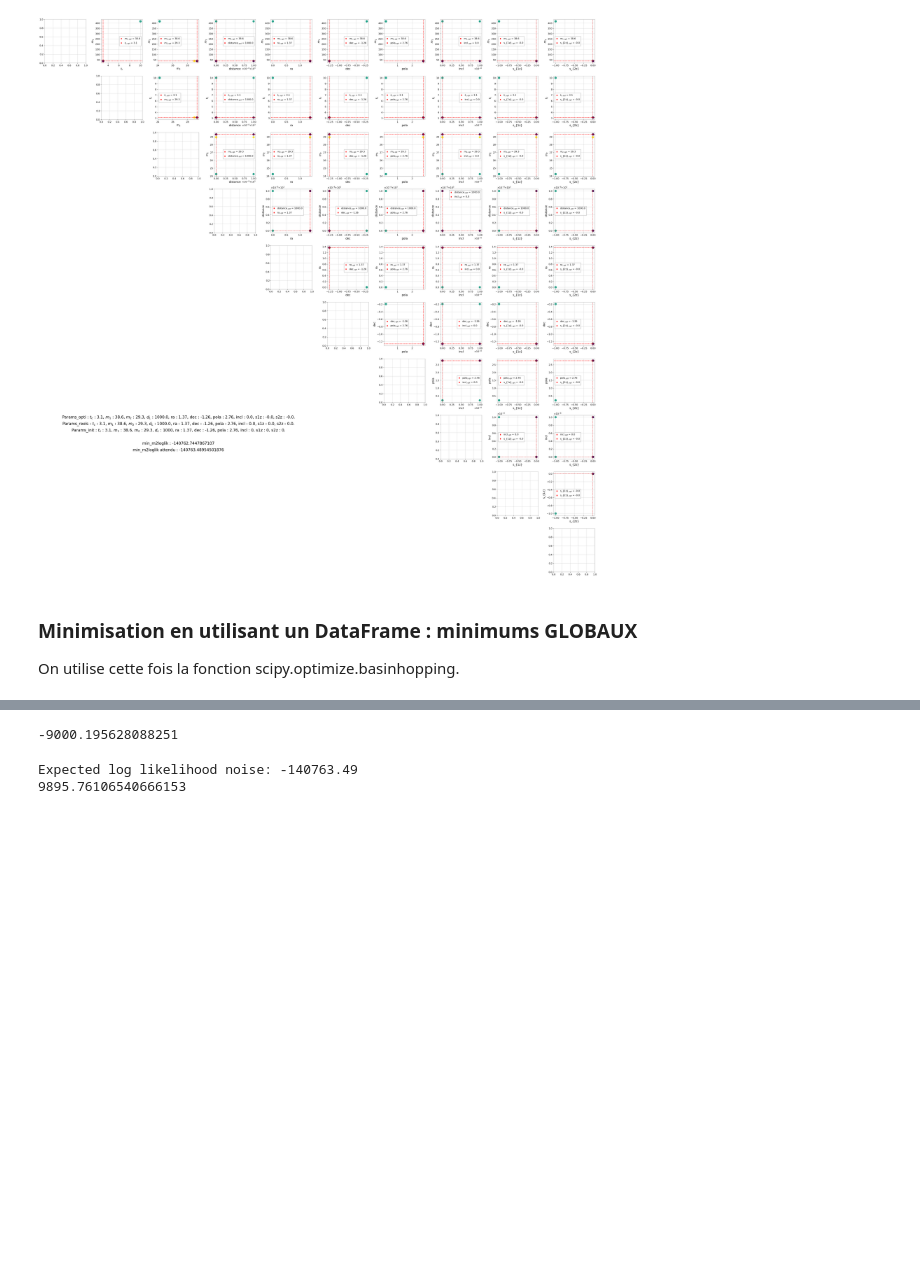
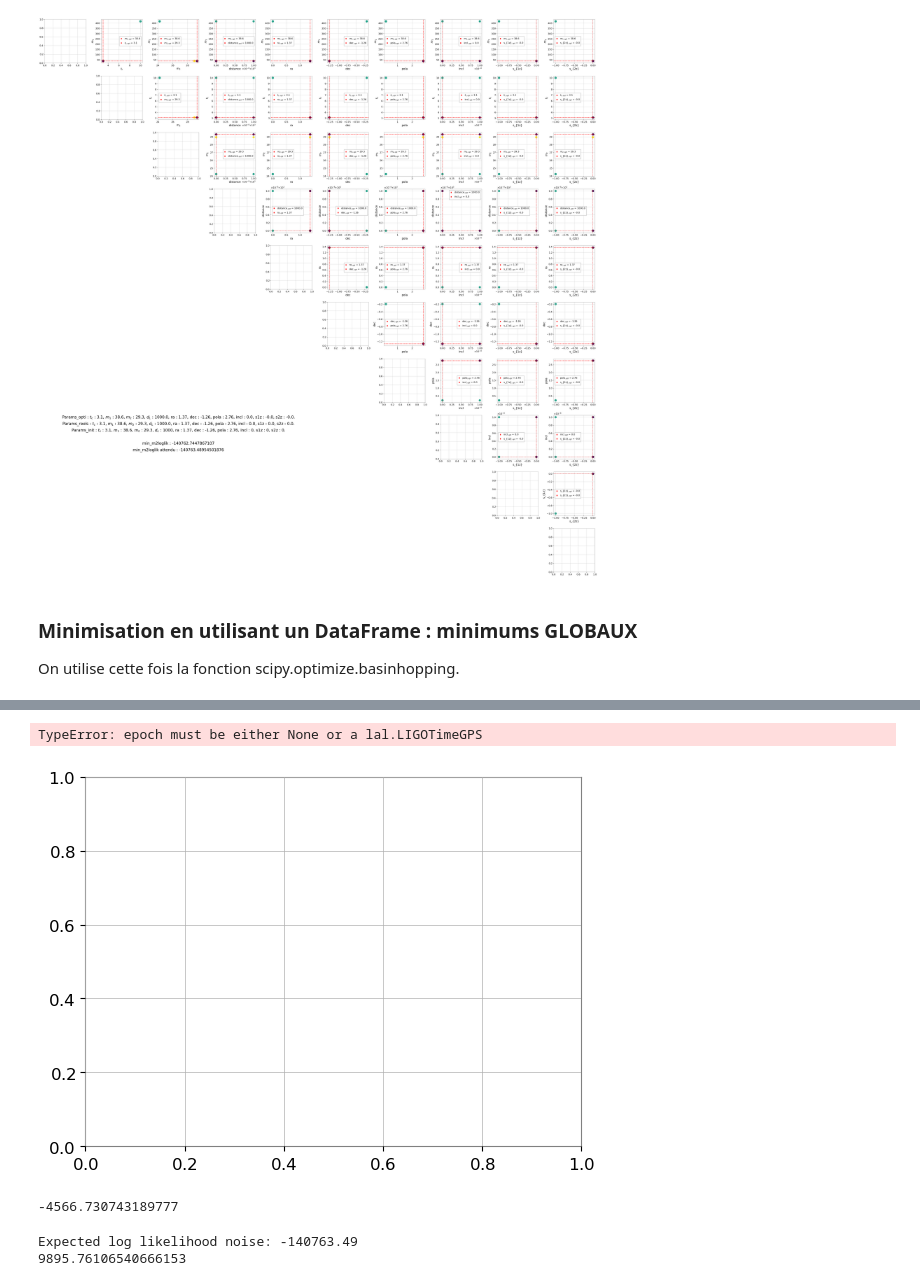
Before and after one commit to Glorieux-Victor/Internship_Victor_CBC_ET, a Jupyter notebook: likelihood_gaussian_pycbc_adrian.ipynb, the cells around one changed output, grey strips where cells are left out. Cells and saved outputs as stored; diff of their text form; code cells hidden in the pictures; blank space fills up the shorter version.

```diff
--- a/likelihood_gaussian_pycbc_adrian.ipynb
+++ b/likelihood_gaussian_pycbc_adrian.ipynb
@@ -251,8 +169,57 @@ print(min(y_grid))
+# %%
+sample_rate = 2048
+fmin = 5.
+cbc_params_unique = {
+            # Paramètres intrinsèques à la source
+            'mass1': 30,
+            'mass2': 30,
+            'spin1x': 0., 'spin2x': 0.,  'spin1y': 0., 'spin2y': 0.,  'spin1z': 0., 'spin2z': 0.,
+            'eccentricity': 0,
+            # Paramètres extrinsèques
+            'ra': 0, 'dec': 0, 'distance': 5000,
+            'polarization': 0, 'inclination': 0,
+            'tc': 3.1 , 'coa_phase': 0}
+
+model_unique, log_noise_likelihood_from_SNR_unique = generation_signal.generation_signal_GW(cbc_params_unique,sample_rate,
+                                                                              fmin,noise=False,print_snr=True)
+# %%
+q_true = q_from_mass1_mass2(cbc_params_unique['mass1'],cbc_params_unique['mass2'])
+mchirp_true = mchirp_from_mass1_mass2(cbc_params_unique['mass1'],cbc_params_unique['mass2'])
+
+fig, ax = plt.subplots()
+
+x_grid = np.arange(25.5,26.5,0.001)
+y_grid = np.zeros(len(x_grid))
+for i, x_ in enumerate(x_grid):
+        mass1 = mass1_from_mchirp_q(mchirp=x_,q=q_true)
+        mass2 = mass2_from_mchirp_q(mchirp=x_,q=q_true)
+        params = {'mass1' : mass1, 'mass2' : mass2}
+        cbc_params_unique.update(**params)
+        model_unique.update(**cbc_params_unique)
+        y_grid[i]=-model_unique.loglr
+
+ax.plot(x_grid,y_grid,label = r"-log($\mathcal{L}$)")
+ax.set_xlabel('M_chirp')
+ax.axvline(mchirp_true,color = 'red',label = 'True param')
+ax.legend()
+
+fig.tight_layout()
+
+print('Expected log likelihood noise: {:.2f}'.format(log_noise_likelihood_from_SNR_unique))
+print(min(y_grid))
+# %% [output]
+TypeError: epoch must be either None or a lal.LIGOTimeGPS
+[figure, added]
 # %%
+mass1 = 30
+mass2 = 30
+params = {'mass1' : mass1, 'mass2' : mass2}
+params_unique.update(params)
+
 model_noise_unique.update(**params_unique)
 print(model_noise_unique.loglr)
 # %% [output]
--9000.195628088251
+-4566.730743189777
 # %%
 result_glob = minimisation_globale(model=model_noise,method="L-BFGS-B",minimisation='differential_evolution',
                                    tol=10,nb_iter=100,log_noise_likelihood_from_SNR=log_noise_likelihood_from_SNR,
```
Also changed, not shown: parts of 20 cells of this notebook, 6 other files.
